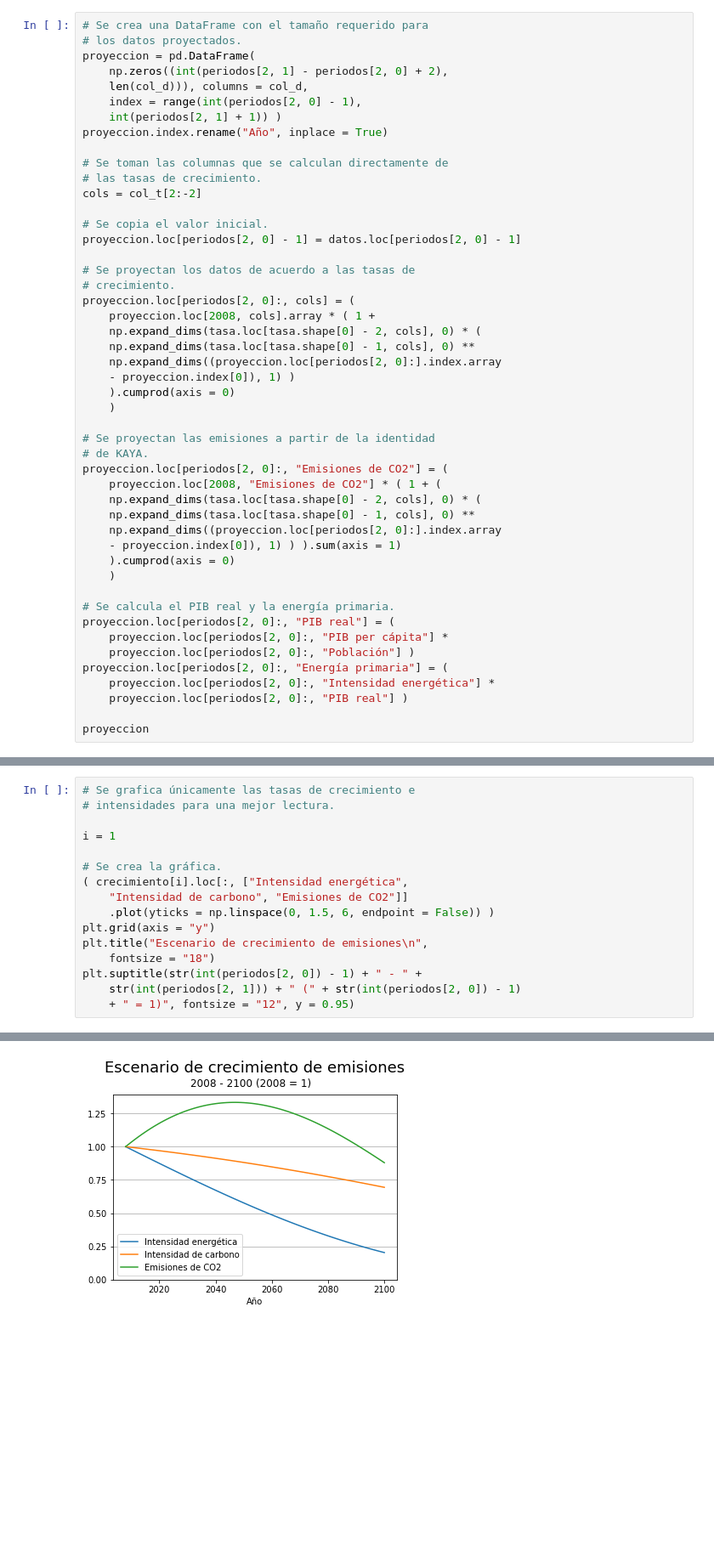
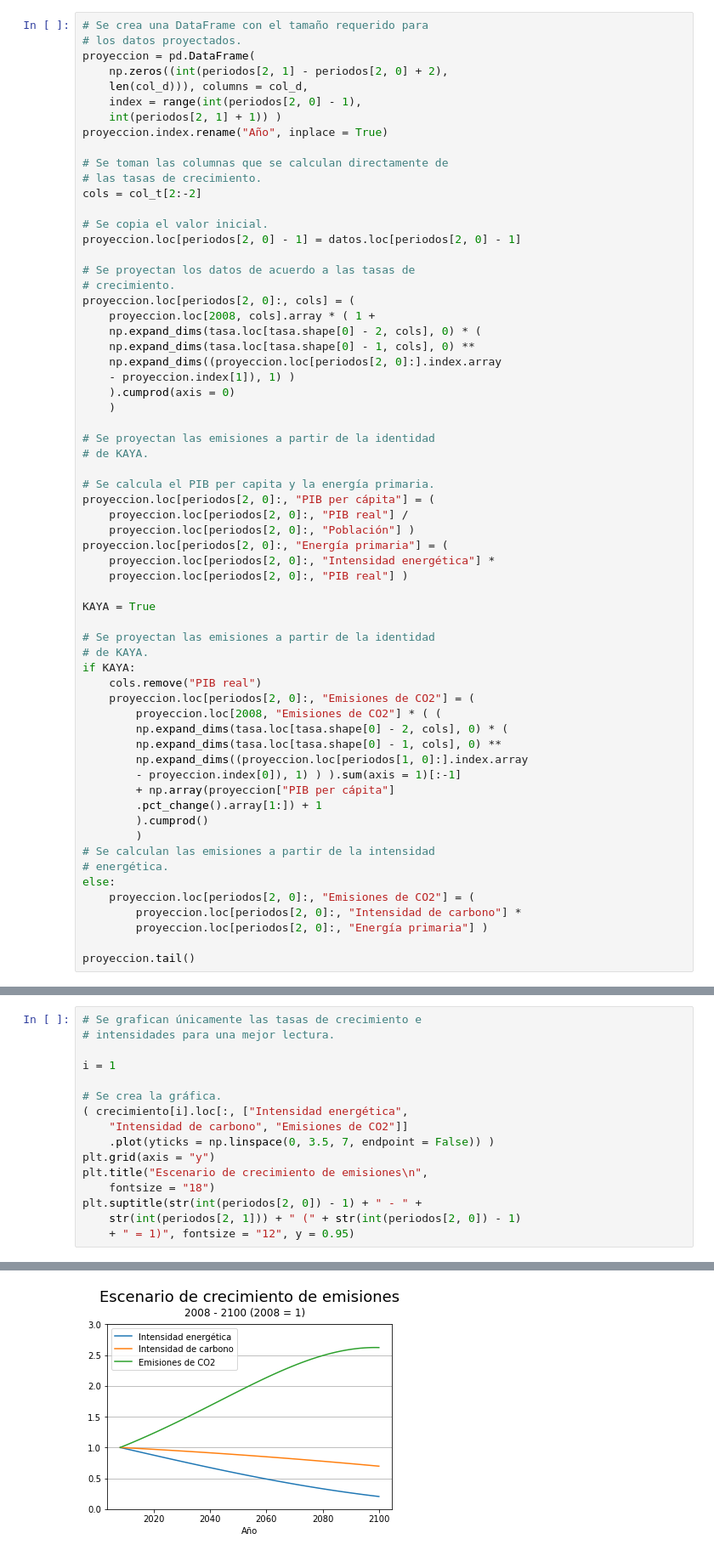
Before and after one commit to rodrigoms95/herramientas-climatico-22-1, a Jupyter notebook: code/Jupyter/KAYA.ipynb, the cells around one changed output, grey strips where cells are left out. Shown at 85% size. Cells and saved outputs as stored; diff of their text form; blank space fills up the shorter version.

Commit message:
kaya.py

```diff
--- a/code/Jupyter/KAYA.ipynb
+++ b/code/Jupyter/KAYA.ipynb
@@ -116,30 +118,45 @@ proyeccion.loc[periodos[2, 0]:, cols] = (
     np.expand_dims(tasa.loc[tasa.shape[0] - 2, cols], 0) * (
     np.expand_dims(tasa.loc[tasa.shape[0] - 1, cols], 0) **
     np.expand_dims((proyeccion.loc[periodos[2, 0]:].index.array
-    - proyeccion.index[0]), 1) )
+    - proyeccion.index[1]), 1) )
     ).cumprod(axis = 0)
     )
 
 # Se proyectan las emisiones a partir de la identidad
 # de KAYA.
-proyeccion.loc[periodos[2, 0]:, "Emisiones de CO2"] = (
-    proyeccion.loc[2008, "Emisiones de CO2"] * ( 1 + (
-    np.expand_dims(tasa.loc[tasa.shape[0] - 2, cols], 0) * (
-    np.expand_dims(tasa.loc[tasa.shape[0] - 1, cols], 0) **
-    np.expand_dims((proyeccion.loc[periodos[2, 0]:].index.array
-    - proyeccion.index[0]), 1) ) ).sum(axis = 1)
-    ).cumprod(axis = 0)
-    )
 
-# Se calcula el PIB real y la energía primaria.
-proyeccion.loc[periodos[2, 0]:, "PIB real"] = (
-    proyeccion.loc[periodos[2, 0]:, "PIB per cápita"] *
+# Se calcula el PIB per capita y la energía primaria.
+proyeccion.loc[periodos[2, 0]:, "PIB per cápita"] = (
+    proyeccion.loc[periodos[2, 0]:, "PIB real"] /
     proyeccion.loc[periodos[2, 0]:, "Población"] )
 proyeccion.loc[periodos[2, 0]:, "Energía primaria"] = (
     proyeccion.loc[periodos[2, 0]:, "Intensidad energética"] *
     proyeccion.loc[periodos[2, 0]:, "PIB real"] )
 
-proyeccion
+KAYA = True
+
+# Se proyectan las emisiones a partir de la identidad
+# de KAYA.
+if KAYA:
+    cols.remove("PIB real")
+    proyeccion.loc[periodos[2, 0]:, "Emisiones de CO2"] = (
+        proyeccion.loc[2008, "Emisiones de CO2"] * ( (
+        np.expand_dims(tasa.loc[tasa.shape[0] - 2, cols], 0) * (
+        np.expand_dims(tasa.loc[tasa.shape[0] - 1, cols], 0) **
+        np.expand_dims((proyeccion.loc[periodos[1, 0]:].index.array
+        - proyeccion.index[0]), 1) ) ).sum(axis = 1)[:-1]
+        + np.array(proyeccion["PIB per cápita"]
+        .pct_change().array[1:]) + 1
+        ).cumprod()
+        )
+# Se calculan las emisiones a partir de la intensidad
+# energética.
+else:
+    proyeccion.loc[periodos[2, 0]:, "Emisiones de CO2"] = (
+        proyeccion.loc[periodos[2, 0]:, "Intensidad de carbono"] *
+        proyeccion.loc[periodos[2, 0]:, "Energía primaria"] )
+
+proyeccion.tail()
 # %% [output]
 |  | Población | PIB real | Energía primaria | Emisiones de CO2 | PIB per cápita | Intensidad energética | ... |
 | Año |  |  |  |  |  |  | ... |
@@ -201,20 +211,20 @@ Text(0.5, 0.95, '2008 - 2100 (2008 = 1)')
 # %%
-# Se grafica únicamente las tasas de crecimiento e
+# Se grafican únicamente las tasas de crecimiento e
 # intensidades para una mejor lectura.
 
 i = 1
 
 # Se crea la gráfica.
 ( crecimiento[i].loc[:, ["Intensidad energética",
     "Intensidad de carbono", "Emisiones de CO2"]]
-    .plot(yticks = np.linspace(0, 1.5, 6, endpoint = False)) )
+    .plot(yticks = np.linspace(0, 3.5, 7, endpoint = False)) )
 plt.grid(axis = "y")
 plt.title("Escenario de crecimiento de emisiones\n",
     fontsize = "18")
 plt.suptitle(str(int(periodos[2, 0]) - 1) + " - " +
     str(int(periodos[2, 1])) + " (" + str(int(periodos[2, 0]) - 1)
     + " = 1)", fontsize = "12", y = 0.95)
 # %% [output]
 Text(0.5, 0.95, '2008 - 2100 (2008 = 1)')
-[figure, old version]
+[figure, new version]
 # %%
```
Also changed, not shown: parts of 11 cells of this notebook, 1 other file.
